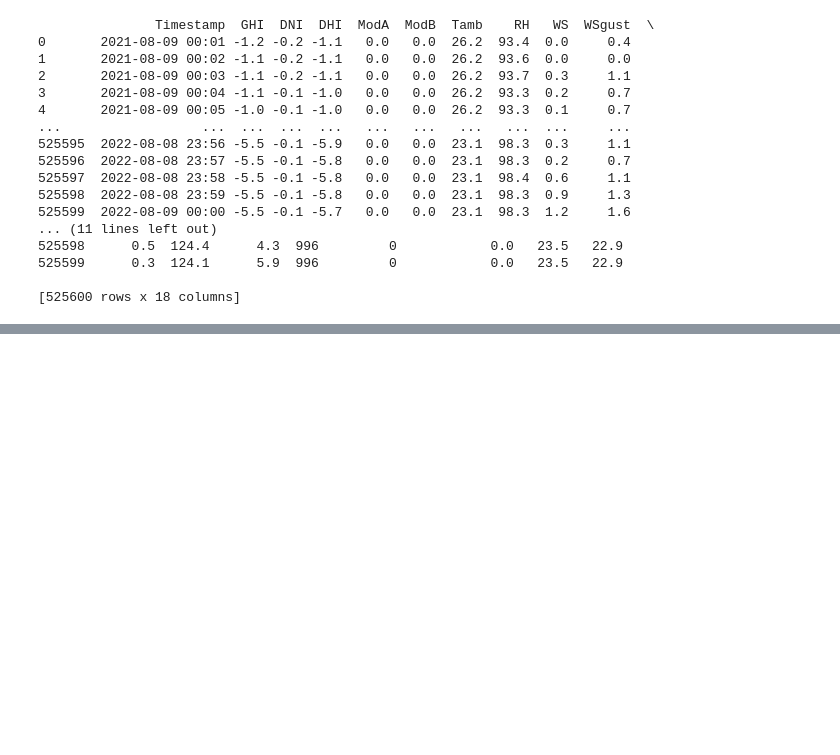
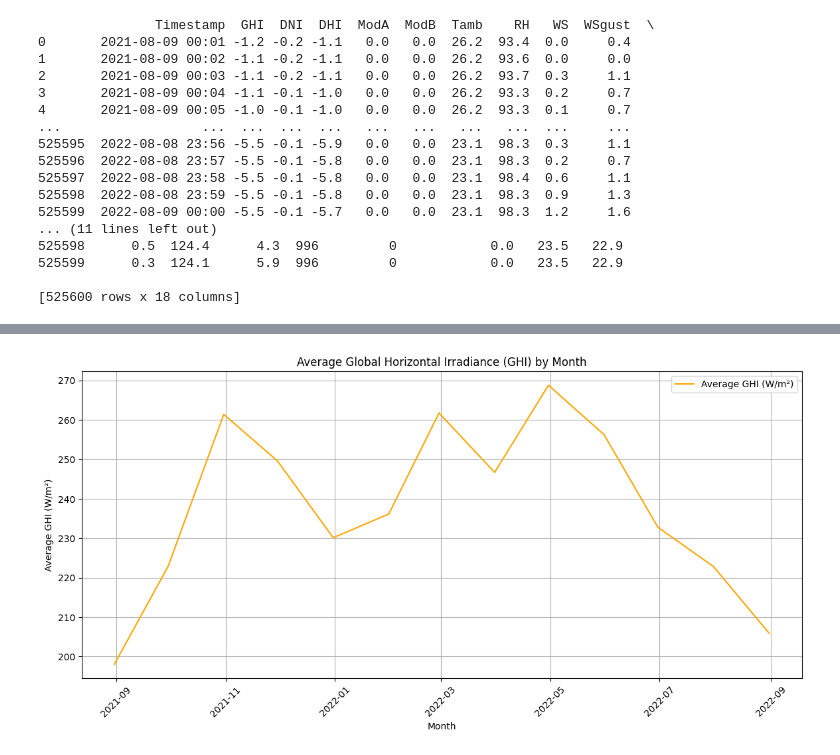
Before and after one commit to rinamoh/Kifiya-AIM-Week0, a Jupyter notebook: notebooks/EDA-benin.ipynb, the cells around one changed output, grey strips where cells are left out. Cells and saved outputs as stored; diff of their text form; code cells hidden in the pictures; blank space fills up the shorter version.

```diff
--- a/notebooks/EDA-benin.ipynb
+++ b/notebooks/EDA-benin.ipynb
@@ -186,0 +206,13 @@ print(data_unique) #it seems like there are no duplicate values.
+# %%
+monthly_ghi = data['GHI'].resample('M').mean()  # 'M' stands for month-end
+plt.figure(figsize=(14, 6))
+plt.plot(monthly_ghi.index, monthly_ghi, label='Average GHI (W/m²)', color='orange')
+plt.title('Average Global Horizontal Irradiance (GHI) by Month')
+plt.xlabel('Month')
+plt.ylabel('Average GHI (W/m²)')
+plt.xticks(rotation=45)
+plt.legend()
+plt.grid()
+plt.show()
+# %% [output]
+[figure, added]
```
Also changed, not shown: parts of 14 cells of this notebook.
